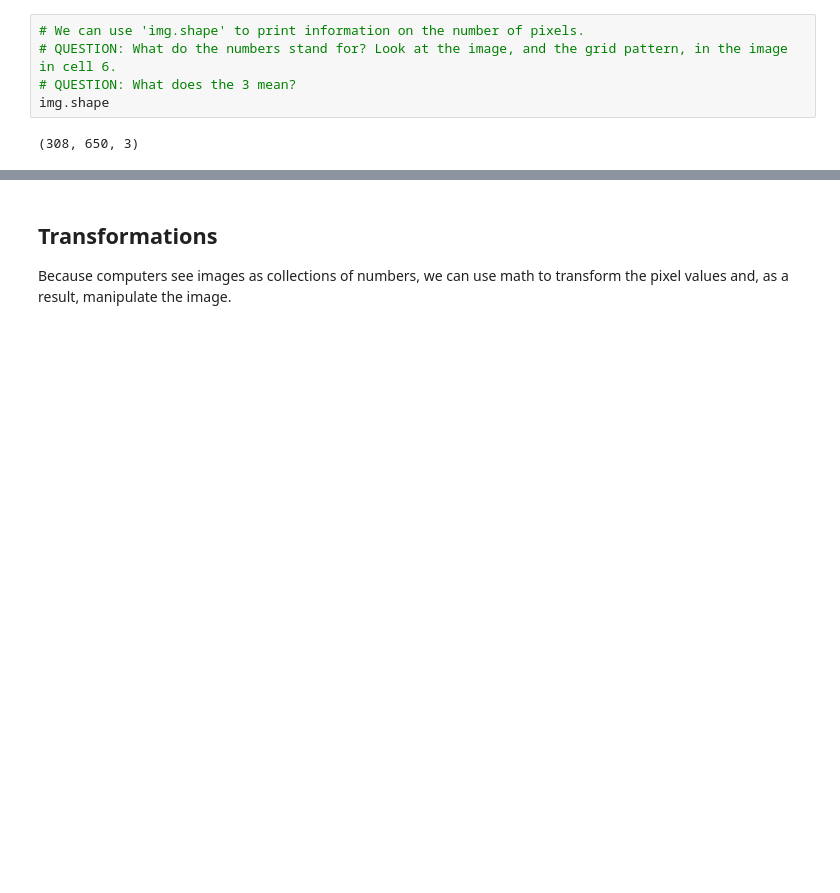
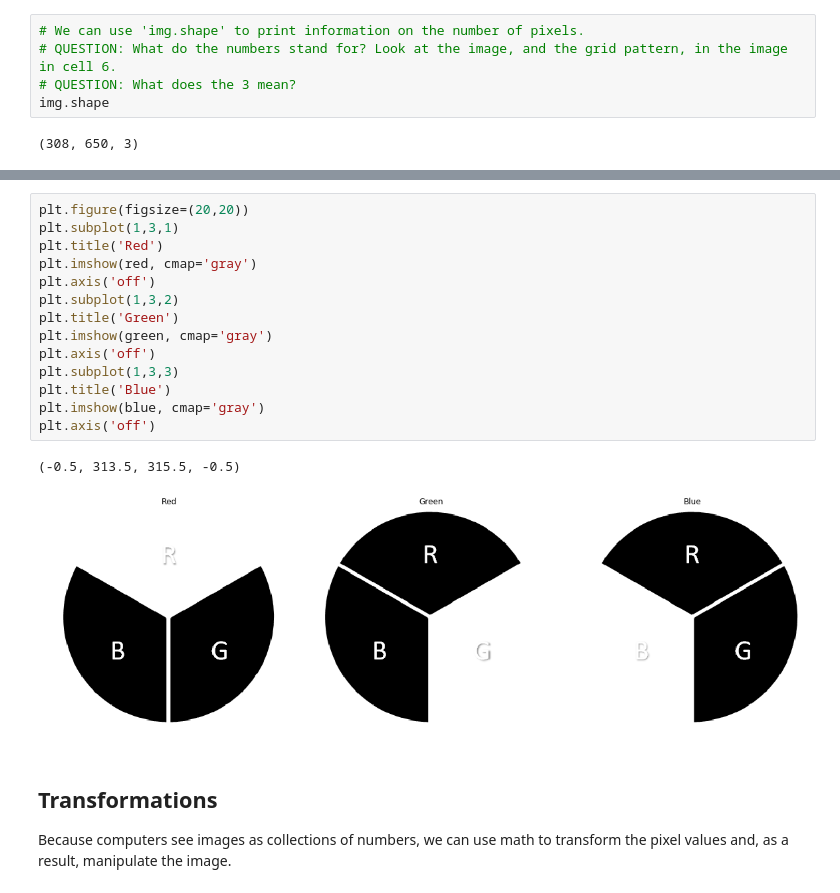
Before and after one commit to melvinwevers/CV_tutorial, a Jupyter notebook: CV_tutorial-Lite.ipynb, the cells around one changed output, grey strips where cells are left out. Saved outputs shown, nothing was run; the diff lists cells and outputs as text; blank space fills up the shorter version.

```diff
--- a/CV_tutorial-Lite.ipynb
+++ b/CV_tutorial-Lite.ipynb
@@ -52,3 +75,20 @@ img.shape
+# %%
+plt.figure(figsize=(20,20))
+plt.subplot(1,3,1)
+plt.title('Red')
+plt.imshow(red, cmap='gray')
+plt.axis('off')
+plt.subplot(1,3,2)
+plt.title('Green')
+plt.imshow(green, cmap='gray')
+plt.axis('off')
+plt.subplot(1,3,3)
+plt.title('Blue')
+plt.imshow(blue, cmap='gray')
+plt.axis('off')
+# %% [output]
+(-0.5, 313.5, 315.5, -0.5)
+[figure, added]
 # %% [markdown]
 ## Transformations
 
```
Also changed, not shown: parts of 84 cells of this notebook, 3 other files.
